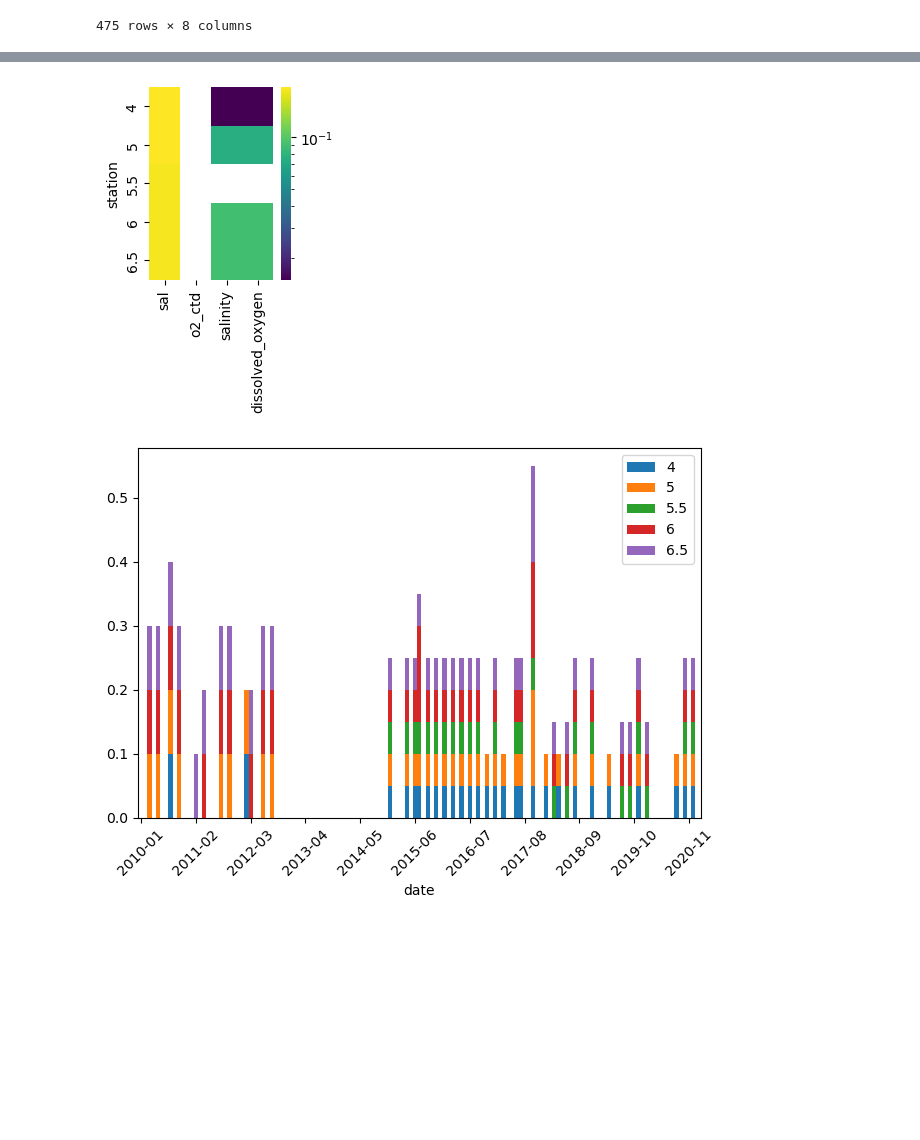
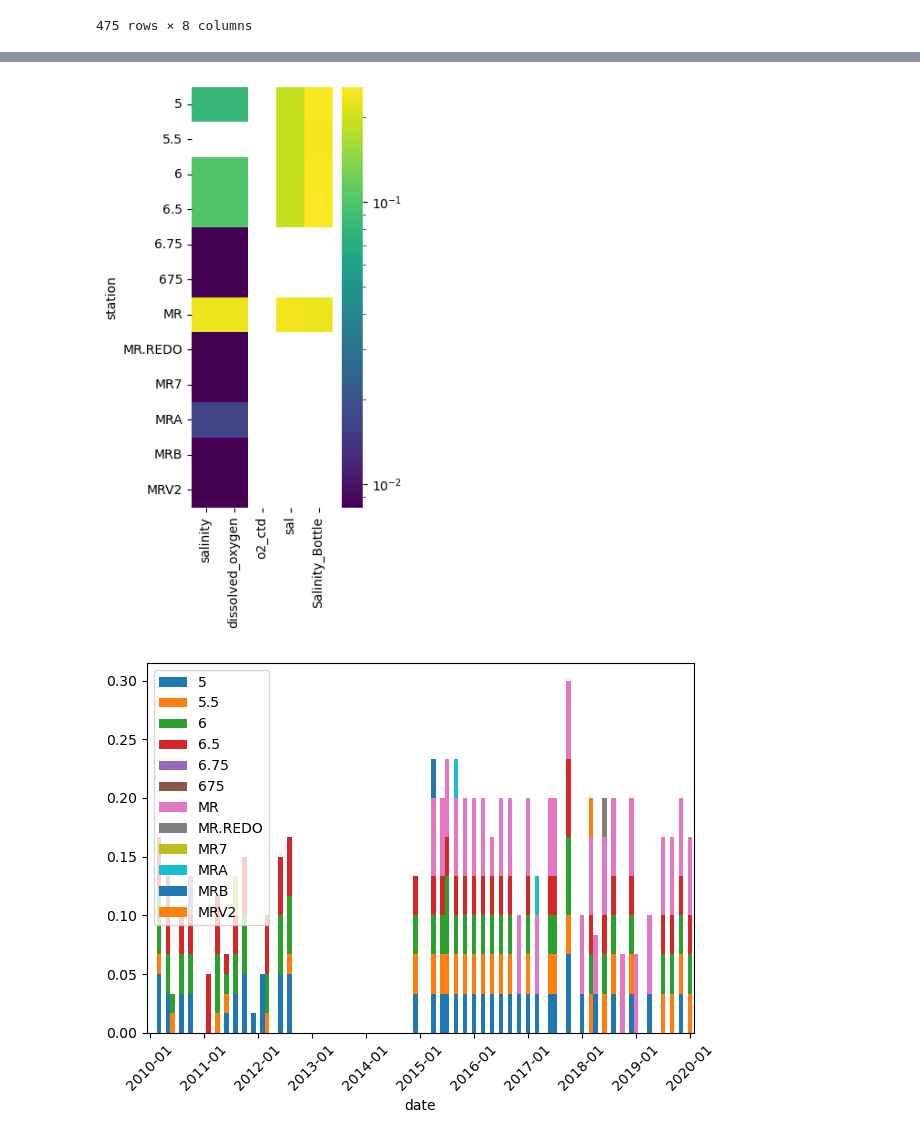
Before and after one commit to axiom-data-science/fresca-catalog, a Jupyter notebook: example.ipynb, the cells around one changed output, grey strips where cells are left out. Saved outputs shown, nothing was run; the diff lists cells and outputs as text; code cells hidden in the pictures; blank space fills up the shorter version.

Commit message:
Add stations_from_bbox utility function

```diff
--- a/example.ipynb
+++ b/example.ipynb
@@ -173,3 +174,6 @@ summarize_entry_variables(catalog, 'all_ctd')
 plot_map(filtered_catalog, time_bin='ME', log=True)
 # %% [output]
 [interactive output not drawn]
+# %%
+stations = stations_from_bbox(filtered_catalog, bbox_selector.result)
+stations
@@ -176,9 +193,9 @@ plot_map(filtered_catalog, time_bin='ME', log=True)
 # %%
-plot_grid(filtered_catalog, stations=['4', '5', '5.5', '6', '6.5'], time_bin='ME', log=True)
+plot_grid(filtered_catalog, stations=stations, time_bin='ME', log=True)
 # %% [output]
-[figure, old version]
+[figure, new version]
 # %%
-plot_timeseries(filtered_catalog, stations=['4', '5', '5.5', '6', '6.5'], time_bin='ME')
+plot_timeseries(filtered_catalog, stations=stations, time_bin='ME')
 # %% [output]
-[figure, old version]
+[figure, new version]
 # %%
```
Also changed, not shown: parts of 4 cells of this notebook, 1 other file.
